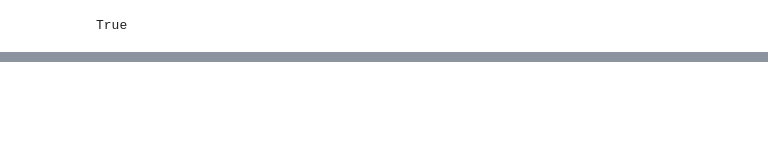
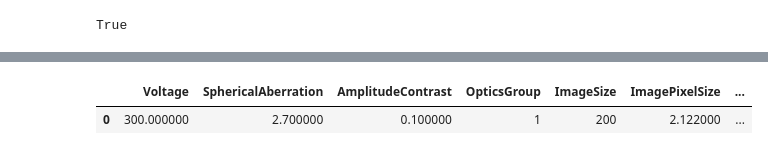
Before and after one commit to AGMMGA/StarfileHandler, a Jupyter notebook: from_cryosparc_to_split_files.ipynb, the cells around one changed output, grey strips where cells are left out. Cells and saved outputs as stored; diff of their text form; code cells hidden in the pictures; blank space fills up the shorter version.

```diff
--- a/from_cryosparc_to_split_files.ipynb
+++ b/from_cryosparc_to_split_files.ipynb
@@ -93,3 +146,8 @@ if cryolo_train:
             if line.startswith('_rln'):
                 break
         f.write_text('\n'.join(text[index:]))
+# %%
+data['data_optics'].to_df()
+# %% [output]
+|  | Voltage | SphericalAberration | AmplitudeContrast | OpticsGroup | ImageSize | ImagePixelSize | ... |
+| 0 | 300.000000 | 2.700000 | 0.100000 | 1 | 200 | 2.122000 | ... |
```
Also changed, not shown: parts of 10 cells of this notebook, 9 other files.
